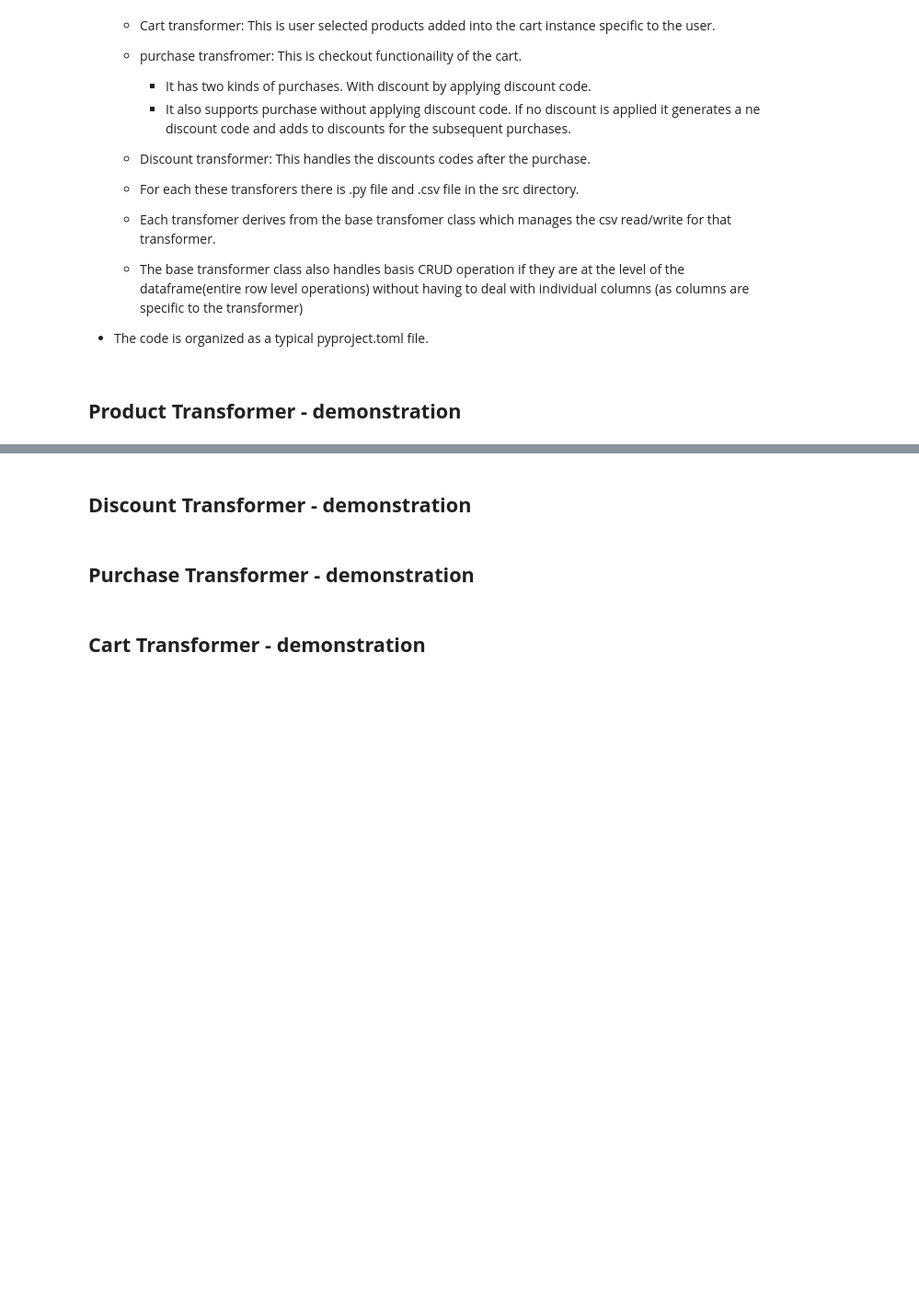
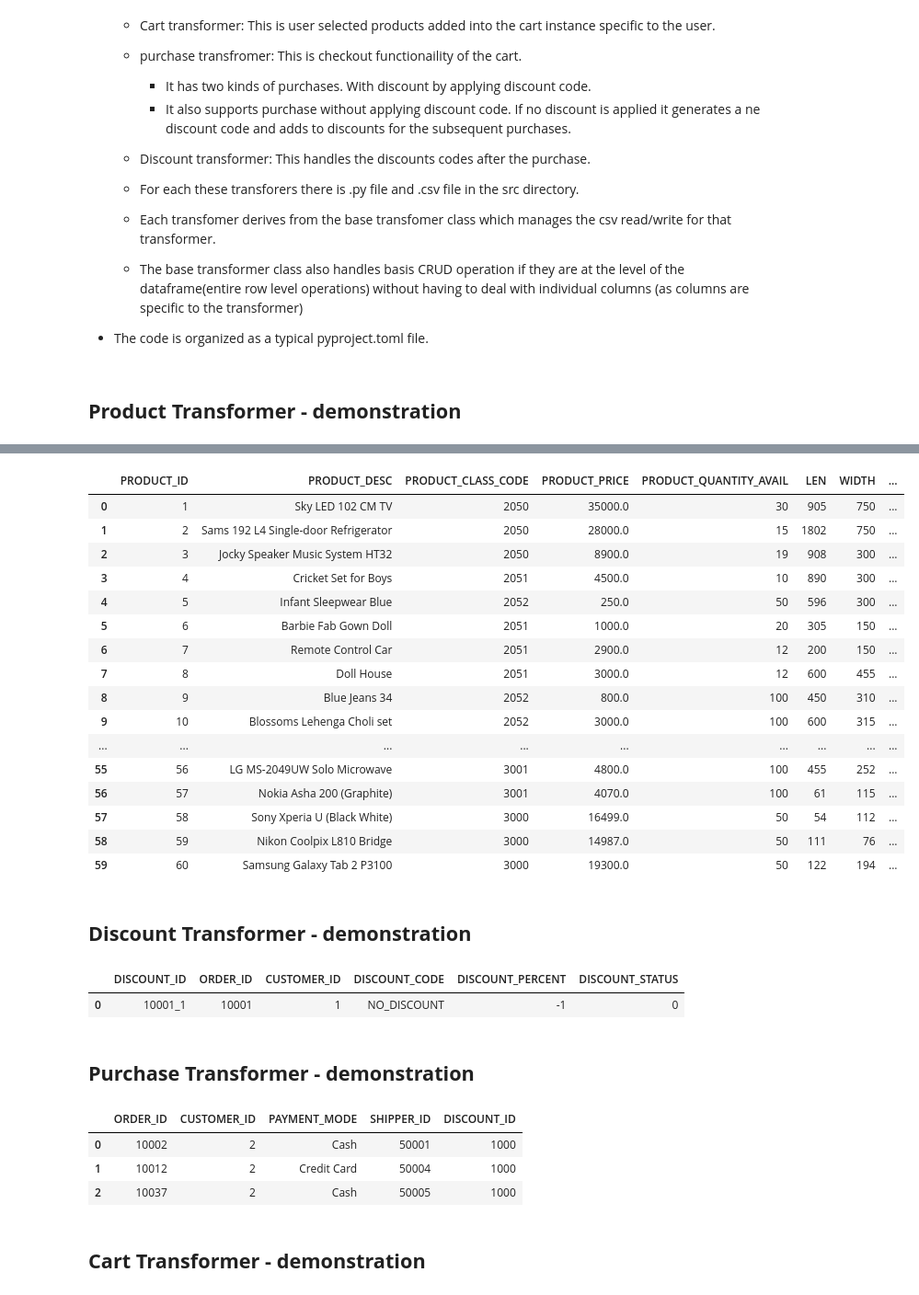
Before and after one commit to surnella/EStore, a Jupyter notebook: notebooks/EStore.ipynb, the cells around one changed output, grey strips where cells are left out. Shown at 92% size. Cells and saved outputs as stored; diff of their text form; code cells hidden in the pictures; blank space fills up the shorter version.

```diff
--- a/notebooks/EStore.ipynb
+++ b/notebooks/EStore.ipynb
@@ -87,2 +86,22 @@ pt.data
+# %%
+pt.list_all_products()
+# %% [output]
+|  | PRODUCT_ID | PRODUCT_DESC | PRODUCT_CLASS_CODE | PRODUCT_PRICE | PRODUCT_QUANTITY_AVAIL | LEN | WIDTH | ... |
+| 0 | 1 | Sky LED 102 CM TV | 2050 | 35000.0 | 30 | 905 | 750 | ... |
+| 1 | 2 | Sams 192 L4 Single-door Refrigerator | 2050 | 28000.0 | 15 | 1802 | 750 | ... |
+| 2 | 3 | Jocky Speaker Music System HT32 | 2050 | 8900.0 | 19 | 908 | 300 | ... |
+| 3 | 4 | Cricket Set for Boys | 2051 | 4500.0 | 10 | 890 | 300 | ... |
+| 4 | 5 | Infant Sleepwear Blue | 2052 | 250.0 | 50 | 596 | 300 | ... |
+| 5 | 6 | Barbie Fab Gown Doll | 2051 | 1000.0 | 20 | 305 | 150 | ... |
+| 6 | 7 | Remote Control Car | 2051 | 2900.0 | 12 | 200 | 150 | ... |
+| 7 | 8 | Doll House | 2051 | 3000.0 | 12 | 600 | 455 | ... |
+| 8 | 9 | Blue Jeans 34 | 2052 | 800.0 | 100 | 450 | 310 | ... |
+| 9 | 10 | Blossoms Lehenga Choli set | 2052 | 3000.0 | 100 | 600 | 315 | ... |
+| ... | ... | ... | ... | ... | ... | ... | ... | ... |
+| 55 | 56 | LG MS-2049UW Solo Microwave | 3001 | 4800.0 | 100 | 455 | 252 | ... |
+| 56 | 57 | Nokia Asha 200 (Graphite) | 3001 | 4070.0 | 100 | 61 | 115 | ... |
+| 57 | 58 | Sony Xperia U (Black White) | 3000 | 16499.0 | 50 | 54 | 112 | ... |
+| 58 | 59 | Nikon Coolpix L810 Bridge | 3000 | 14987.0 | 50 | 111 | 76 | ... |
+| 59 | 60 | Samsung Galaxy Tab 2 P3100 | 3000 | 19300.0 | 50 | 122 | 194 | ... |
 # %% [markdown]
 ## **Discount Transformer - demonstration**
@@ -119,2 +108,8 @@ discount_transformer.read()
+# %%
+dt = DiscountTransformer()
+dt.list_eligible_codes(1)
+# %% [output]
+|  | DISCOUNT_ID | ORDER_ID | CUSTOMER_ID | DISCOUNT_CODE | DISCOUNT_PERCENT | DISCOUNT_STATUS |
+| 0 | 10001_1 | 10001 | 1 | NO_DISCOUNT | -1 | 0 |
 # %% [markdown]
 ## **Purchase Transformer - demonstration**
@@ -133,2 +116,10 @@ purchase_transformer.read()
+# %%
+prt = PurchaseTransformer()
+prt.list_orders_by_customer(2)
+# %% [output]
+|  | ORDER_ID | CUSTOMER_ID | PAYMENT_MODE | SHIPPER_ID | DISCOUNT_ID |
+| 0 | 10002 | 2 | Cash | 50001 | 1000 |
+| 1 | 10012 | 2 | Credit Card | 50004 | 1000 |
+| 2 | 10037 | 2 | Cash | 50005 | 1000 |
 # %% [markdown]
 ## **Cart Transformer - demonstration**
```
Also changed, not shown: parts of 18 cells of this notebook, 7 other files.
